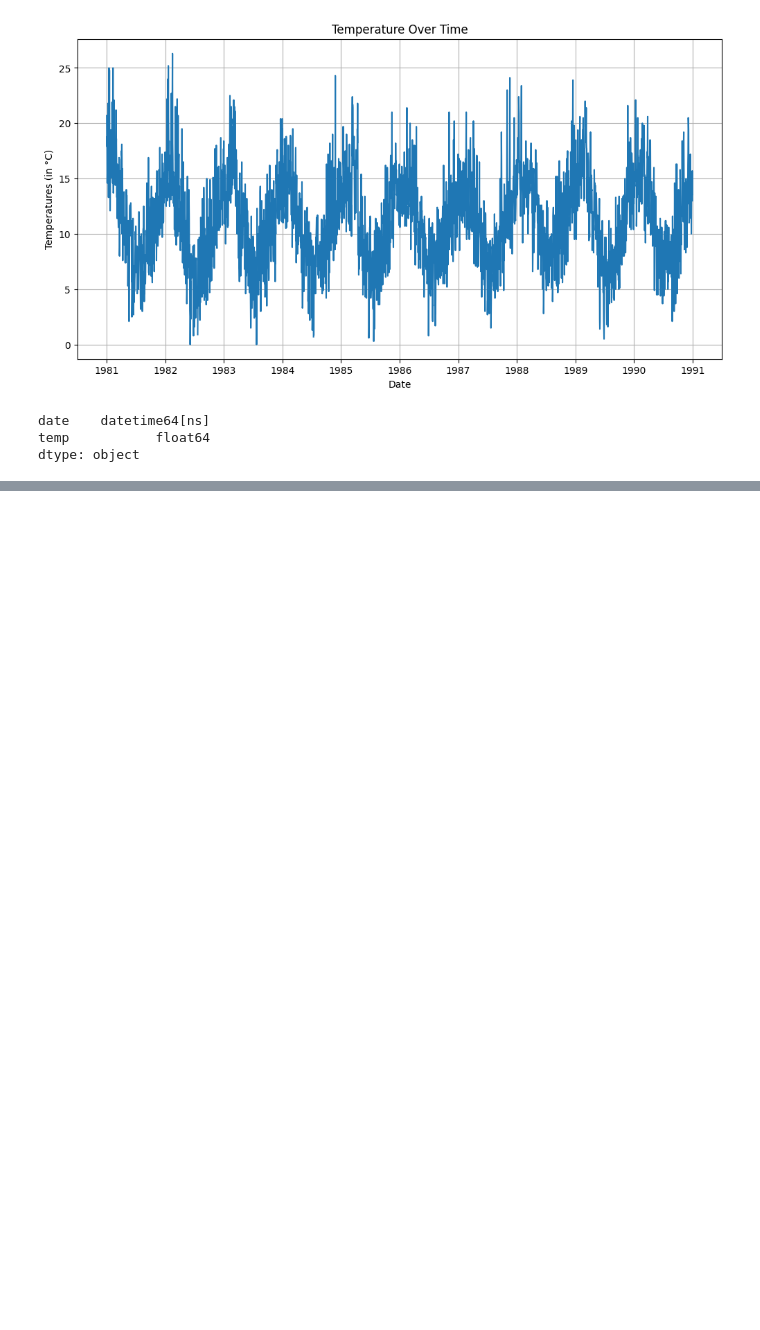
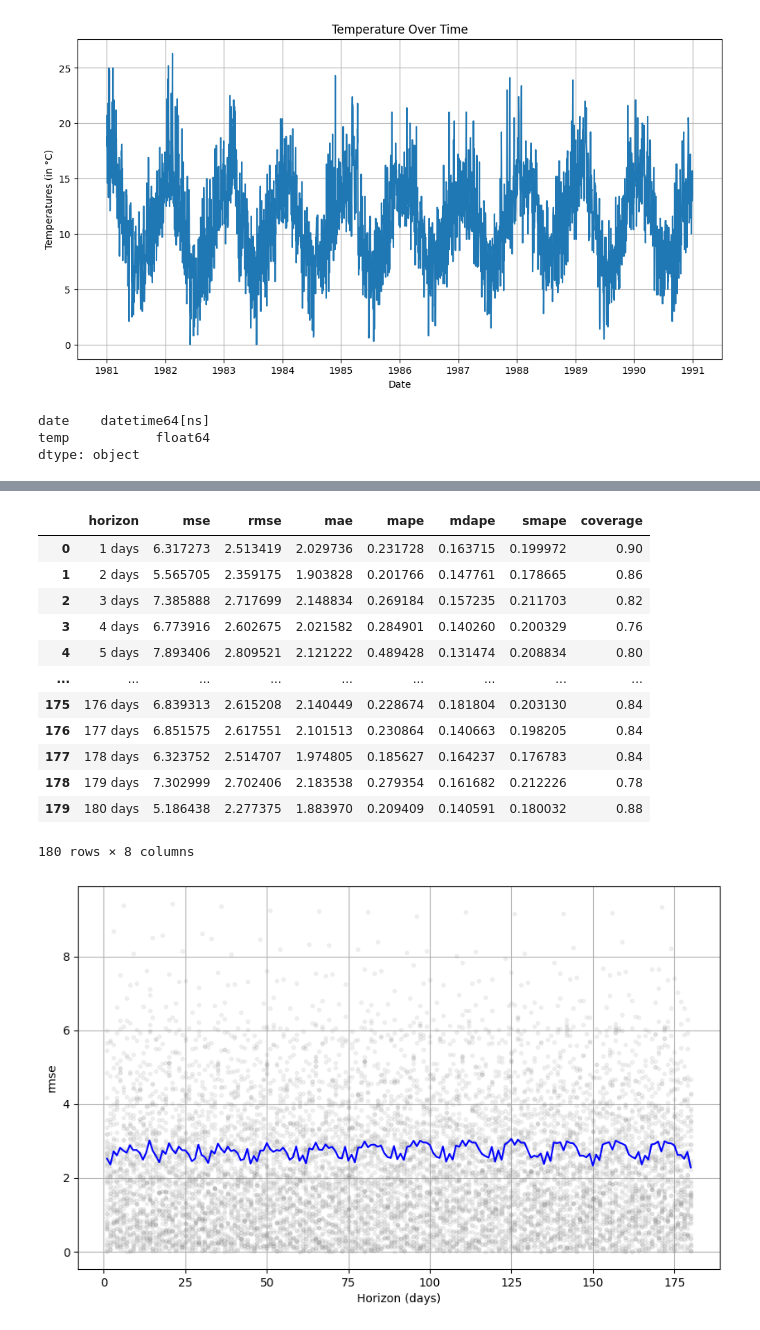
Before and after one commit to CodeWithGreg/forecasting_with_prophet, a Jupyter notebook: forecasting_with_prophet.ipynb, the cells around one changed output, grey strips where cells are left out. Saved outputs shown, nothing was run; the diff lists cells and outputs as text; code cells hidden in the pictures; blank space fills up the shorter version.

Commit message:
Time Series Forecasting with Prophet - Part 1: The Basics

```diff
--- a/forecasting_with_prophet.ipynb
+++ b/forecasting_with_prophet.ipynb
@@ -107,3 +107,13 @@ time_series_components = basic_prophet_model.plot_components(temperatures_foreca
 3649 rows × 19 columns
 [figure]
 [figure]
+# %%
+from prophet.diagnostics import cross_validation
+
+# perform cross-validation
+basic_prophet_model_cv = cross_validation(
+    model= basic_prophet_model,
+    horizon= f'{forecast_horizon} days',
+    initial= f'{7*365} days',
+    period= '15 days'
+)
@@ -109,0 +138,32 @@ time_series_components = basic_prophet_model.plot_components(temperatures_foreca
+# %%
+from prophet.diagnostics import performance_metrics
+from prophet.plot import plot_cross_validation_metric
+
+# compute accuracy metrics
+basic_prophet_model_accuracy_metrics = performance_metrics(
+    basic_prophet_model_cv,
+    rolling_window=0
+)
+display(basic_prophet_model_accuracy_metrics)
+
+# plot rmse
+rmse_plot = plot_cross_validation_metric(
+    basic_prophet_model_cv,
+    rolling_window=0,
+    metric='rmse'
+)
+# %% [output]
+|  | horizon | mse | rmse | mae | mape | mdape | smape | coverage |
+| 0 | 1 days | 6.317273 | 2.513419 | 2.029736 | 0.231728 | 0.163715 | 0.199972 | 0.90 |
+| 1 | 2 days | 5.565705 | 2.359175 | 1.903828 | 0.201766 | 0.147761 | 0.178665 | 0.86 |
+| 2 | 3 days | 7.385888 | 2.717699 | 2.148834 | 0.269184 | 0.157235 | 0.211703 | 0.82 |
+| 3 | 4 days | 6.773916 | 2.602675 | 2.021582 | 0.284901 | 0.140260 | 0.200329 | 0.76 |
+| 4 | 5 days | 7.893406 | 2.809521 | 2.121222 | 0.489428 | 0.131474 | 0.208834 | 0.80 |
+| ... | ... | ... | ... | ... | ... | ... | ... | ... |
+| 175 | 176 days | 6.839313 | 2.615208 | 2.140449 | 0.228674 | 0.181804 | 0.203130 | 0.84 |
+| 176 | 177 days | 6.851575 | 2.617551 | 2.101513 | 0.230864 | 0.140663 | 0.198205 | 0.84 |
+| 177 | 178 days | 6.323752 | 2.514707 | 1.974805 | 0.185627 | 0.164237 | 0.176783 | 0.84 |
+| 178 | 179 days | 7.302999 | 2.702406 | 2.183538 | 0.279354 | 0.161682 | 0.212226 | 0.78 |
+| 179 | 180 days | 5.186438 | 2.277375 | 1.883970 | 0.209409 | 0.140591 | 0.180032 | 0.88 |
+180 rows × 8 columns
+[figure, added]
```
Also changed, not shown: parts of 2 cells of this notebook.
